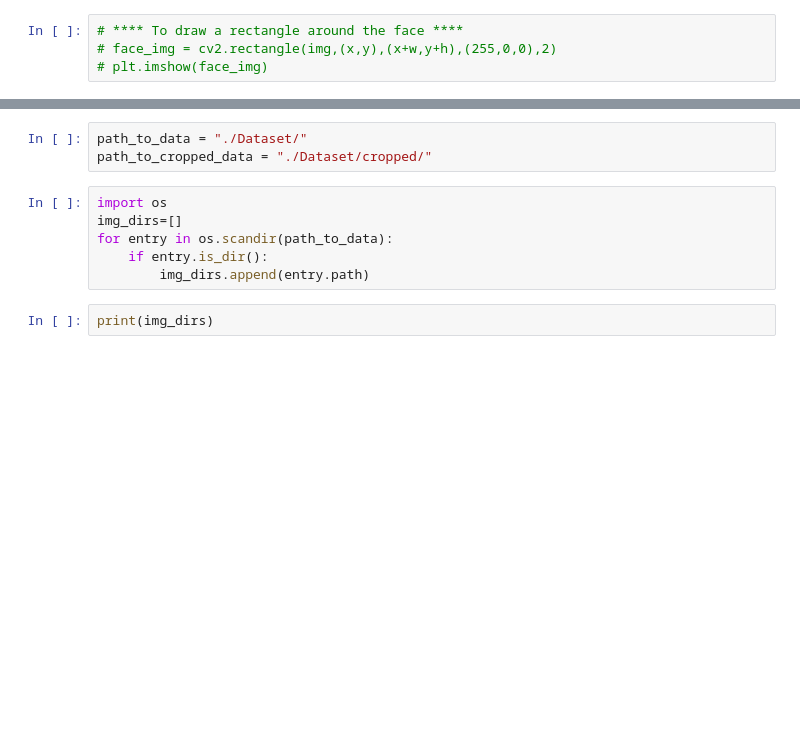
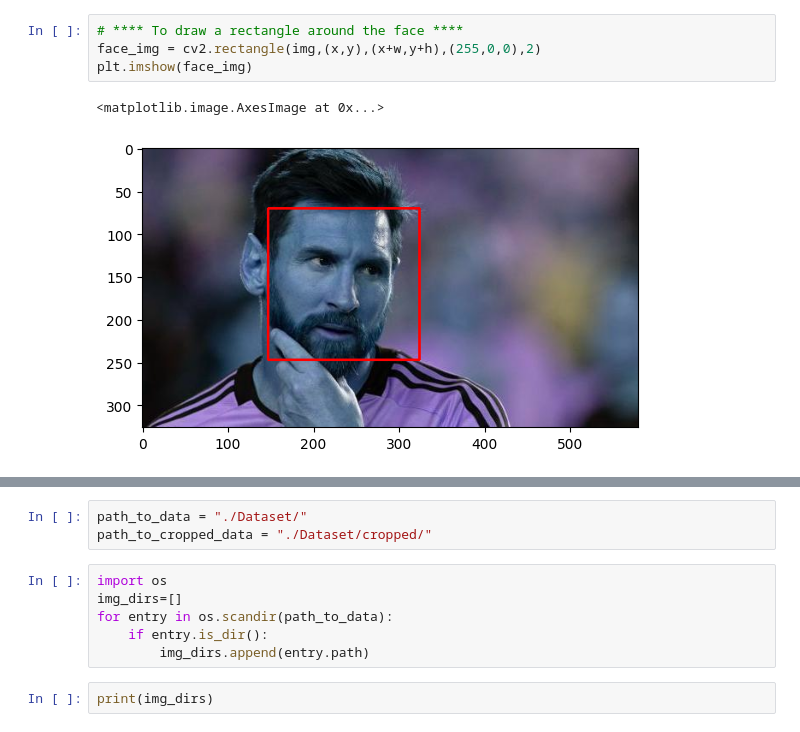
Before and after one commit to ishu1998ki/celebrity_classification, a Jupyter notebook: sportCeleb.ipynb, the cells around one changed output, grey strips where cells are left out. Drawn from its saved outputs; the diff is of its cells as text; blank space fills up the shorter version.

```diff
--- a/sportCeleb.ipynb
+++ b/sportCeleb.ipynb
@@ -32,6 +40,9 @@ eye_cascade = cv2.CascadeClassifier('./opencv/haarcascade_eye.xml')
 # %%
 # **** To draw a rectangle around the face ****
-# face_img = cv2.rectangle(img,(x,y),(x+w,y+h),(255,0,0),2)
-# plt.imshow(face_img)
+face_img = cv2.rectangle(img,(x,y),(x+w,y+h),(255,0,0),2)
+plt.imshow(face_img)
+# %% [output]
+<matplotlib.image.AxesImage at 0x...>
+[figure, added]
 # %%
 # **** To draw rectangles around the face and eyes ****
```
Also changed, not shown: parts of 41 cells of this notebook, 44 other files.
